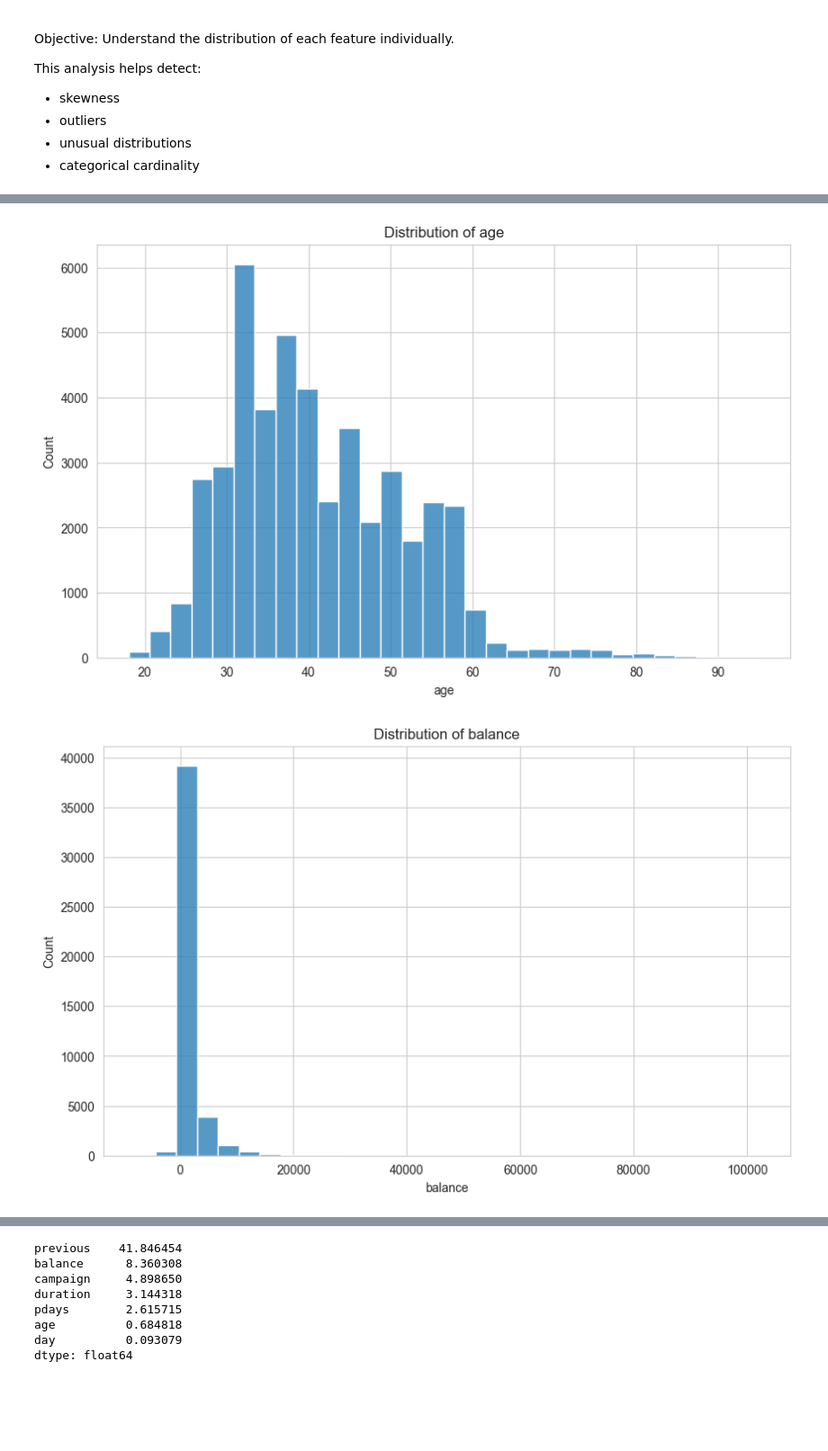
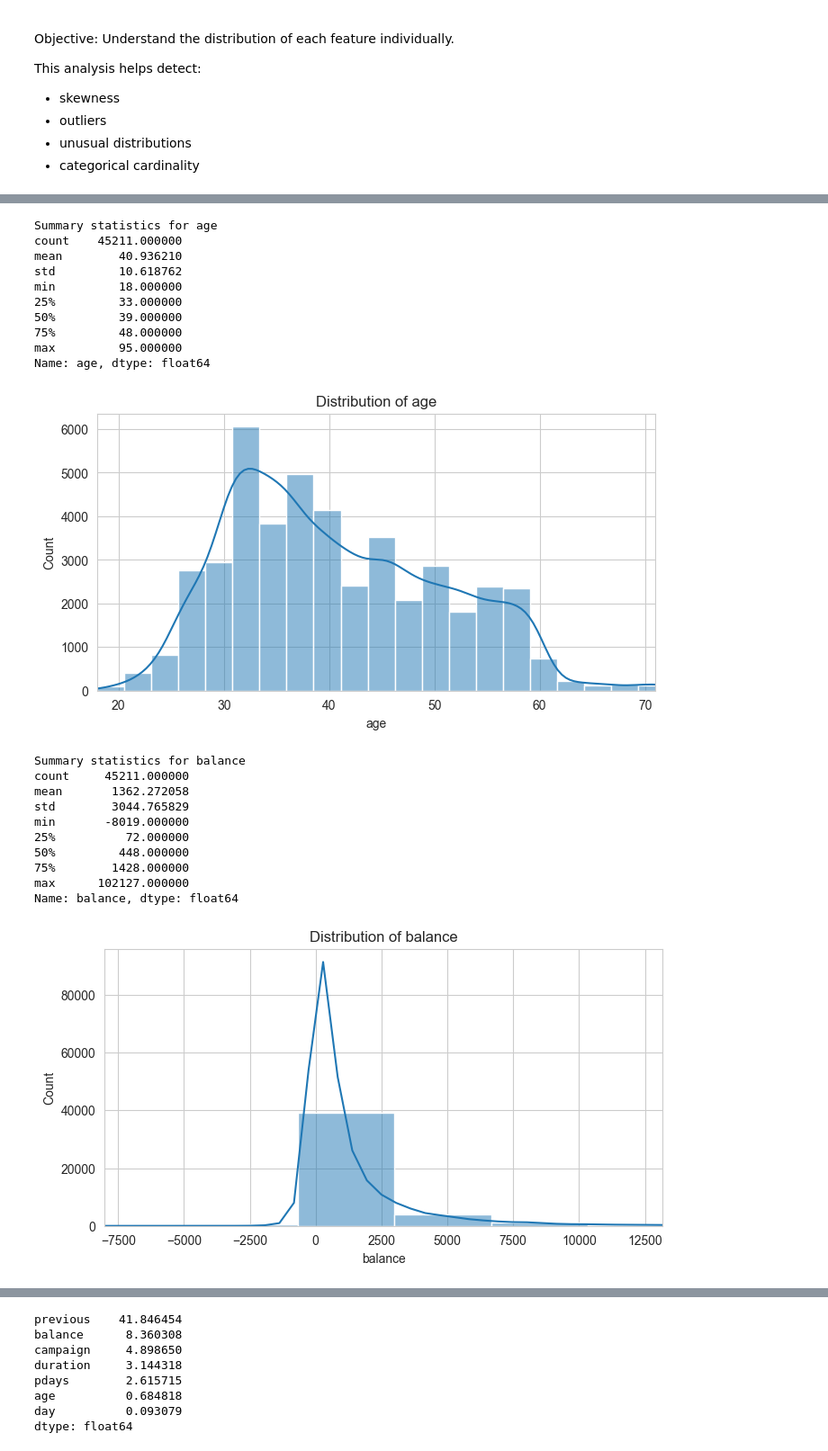
Before and after one commit to Andres-Torrez/bank-marketing-ml-classification, a Jupyter notebook: notebooks/03_feature_univariate_analysis.ipynb, the cells around one changed output, grey strips where cells are left out. Shown at 90% size. Saved outputs shown, nothing was run; the diff lists cells and outputs as text; code cells hidden in the pictures; blank space fills up the shorter version.

```diff
--- a/notebooks/03_feature_univariate_analysis.ipynb
+++ b/notebooks/03_feature_univariate_analysis.ipynb
@@ -34,11 +41,39 @@ num_cols, cat_cols
 # %%
 for col in num_cols:
 
-    sns.histplot(df[col], bins=30)
+    print(f"\nSummary statistics for {col}")
+    print(df[col].describe())
+
+    plt.figure(figsize=(8,4))
+
+    sns.histplot(df[col], bins=30, kde=True)
+
+    upper = df[col].quantile(0.99)
+    plt.xlim(df[col].min(), upper)
 
     plt.title(f"Distribution of {col}")
 
     plt.show()
 # %% [output]
+Summary statistics for age
+count    45211.000000
+mean        40.936210
+std         10.618762
+min         18.000000
+25%         33.000000
+50%         39.000000
+75%         48.000000
+max         95.000000
+Name: age, dtype: float64
-[figure, old version]
+[figure, new version]
+Summary statistics for balance
+count     45211.000000
+mean       1362.272058
+std        3044.765829
+min       -8019.000000
+25%          72.000000
+50%         448.000000
+75%        1428.000000
+max      102127.000000
+Name: balance, dtype: float64
-[figure, old version]
+[figure, new version]
```
Also changed, not shown: parts of 3 cells of this notebook, 5 other files.
